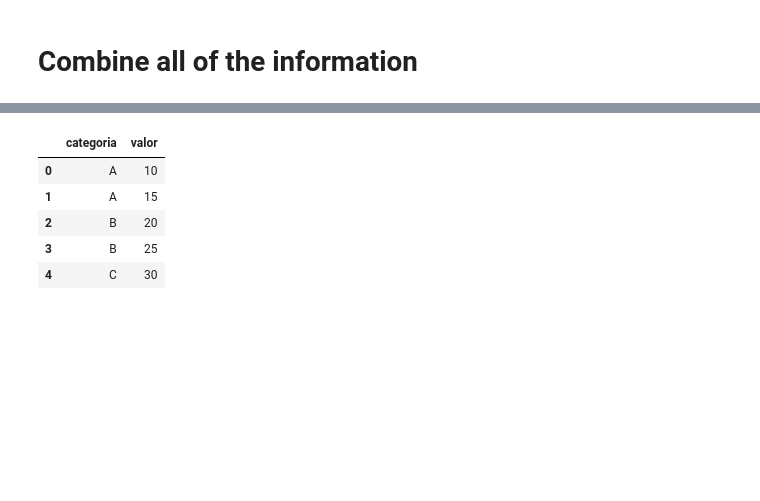
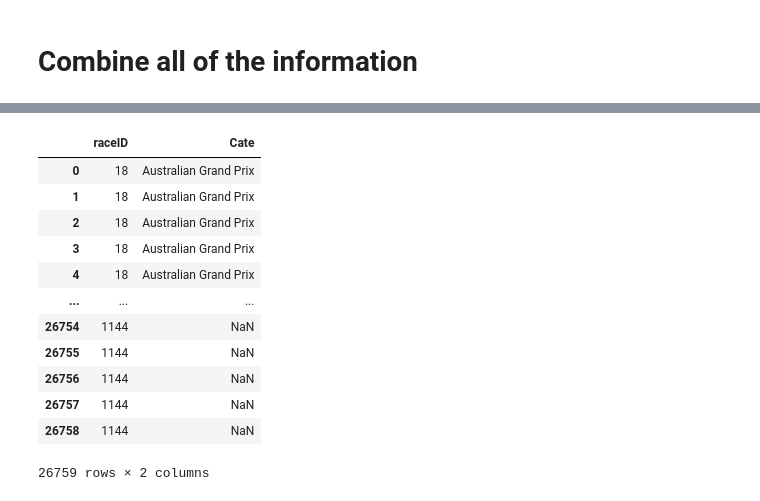
Before and after one commit to ThalesMelo1/Analyses-F1-2024, a Jupyter notebook: Desafios/F1/Formula.ipynb, the cells around one changed output, grey strips where cells are left out. Saved outputs shown, nothing was run; the diff lists cells and outputs as text; code cells hidden in the pictures; blank space fills up the shorter version.

```diff
--- a/Desafios/F1/Formula.ipynb
+++ b/Desafios/F1/Formula.ipynb
@@ -143,14 +174,24 @@ All
-# %%
-df = pd.DataFrame({
-    'categoria': ['A', 'A', 'B', 'B', 'C'],
-    'valor': [10, 15, 20, 25, 30]
-})
-
-df
-# %% [output]
-|  | categoria | valor |
-| 0 | A | 10 |
-| 1 | A | 15 |
-| 2 | B | 20 |
-| 3 | B | 25 |
-| 4 | C | 30 |
+# %%
+Cate = {
+    '18': 'Australian Grand Prix',
+    '19': 'Malaysian Grand Prix',
+    '20': 'Chinese Grand Prix'
+}
+
+All['Cate'] = All['raceID'].astype(str).map(Cate)
+
+All[['raceID', 'Cate']]
+# %% [output]
+|  | raceID | Cate |
+| 0 | 18 | Australian Grand Prix |
+| 1 | 18 | Australian Grand Prix |
+| 2 | 18 | Australian Grand Prix |
+| 3 | 18 | Australian Grand Prix |
+| 4 | 18 | Australian Grand Prix |
+| ... | ... | ... |
+| 26754 | 1144 | NaN |
+| 26755 | 1144 | NaN |
+| 26756 | 1144 | NaN |
+| 26757 | 1144 | NaN |
+| 26758 | 1144 | NaN |
+26759 rows × 2 columns
```
Also changed, not shown: parts of 6 cells of this notebook.
